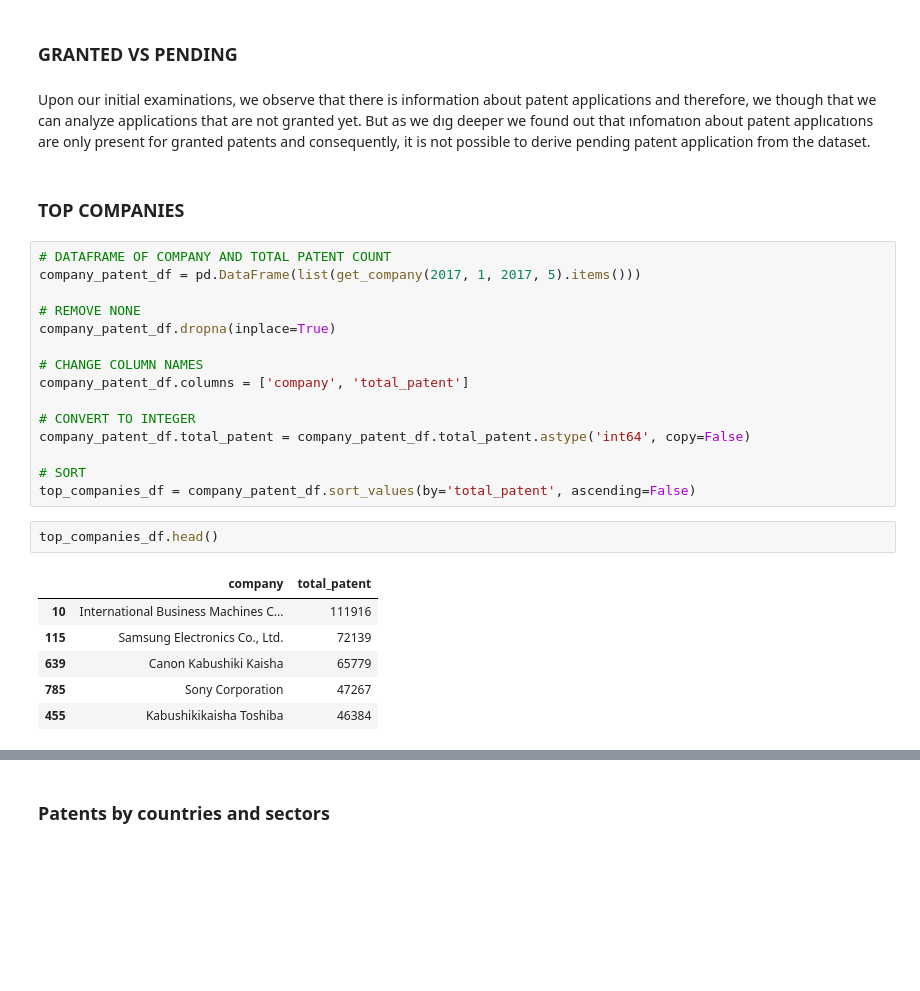
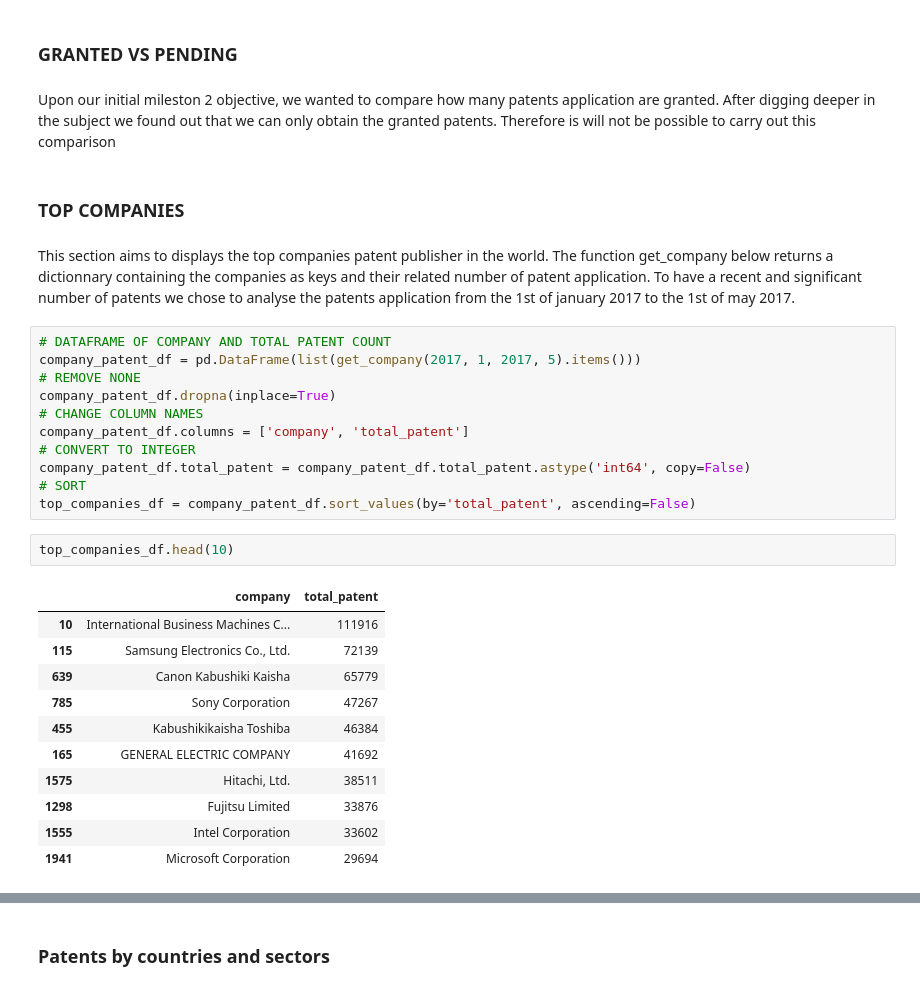
Before and after one commit to oabouzaid/Applied-Data-Analysis, a Jupyter notebook: project/Final.ipynb, the cells around one changed output, grey strips where cells are left out. Saved outputs shown, nothing was run; the diff lists cells and outputs as text; blank space fills up the shorter version.

```diff
--- a/project/Final.ipynb
+++ b/project/Final.ipynb
@@ -200,33 +187,36 @@ patente_df.head()
 # %% [markdown]
 ### GRANTED VS PENDING
-# %% [markdown]
-Upon our initial examinations, we observe that there is information about patent applications and therefore, we though that we can analyze applications that are not granted yet. But as we dıg deeper we found out that ınfomatıon about patent applıcatıons are only present for granted patents and consequently, it is not possible to derive pending patent application from the dataset.
+# %% [markdown]
+Upon our initial mileston 2 objective, we wanted to compare how many patents application are granted. After digging deeper in the subject we found out that we can only obtain the granted patents. Therefore is will not be possible to carry out this comparison
 # %% [markdown]
 ### TOP COMPANIES
+# %% [markdown]
+This section aims to displays the top companies patent publisher in the world. The function get_company below returns a dictionnary containing the companies as keys and their related number of patent application. To have a recent and significant number of patents we chose to analyse the patents application from the 1st of january 2017 to the 1st of may 2017.
 # %%
 # DATAFRAME OF COMPANY AND TOTAL PATENT COUNT
 company_patent_df = pd.DataFrame(list(get_company(2017, 1, 2017, 5).items()))
-
 # REMOVE NONE
 company_patent_df.dropna(inplace=True)
-
 # CHANGE COLUMN NAMES
 company_patent_df.columns = ['company', 'total_patent']
-
 # CONVERT TO INTEGER
 company_patent_df.total_patent = company_patent_df.total_patent.astype('int64', copy=False)
-
 # SORT
 top_companies_df = company_patent_df.sort_values(by='total_patent', ascending=False)
 # %%
-top_companies_df.head()
+top_companies_df.head(10)
 # %% [output]
 |  | company | total_patent |
 | 10 | International Business Machines C... | 111916 |
 | 115 | Samsung Electronics Co., Ltd. | 72139 |
 | 639 | Canon Kabushiki Kaisha | 65779 |
 | 785 | Sony Corporation | 47267 |
 | 455 | Kabushikikaisha Toshiba | 46384 |
+| 165 | GENERAL ELECTRIC COMPANY | 41692 |
+| 1575 | Hitachi, Ltd. | 38511 |
+| 1298 | Fujitsu Limited | 33876 |
+| 1555 | Intel Corporation | 33602 |
+| 1941 | Microsoft Corporation | 29694 |
 # %%
 top_companies_df.head(25).plot.barh(x='company', y='total_patent', figsize=(17,17), fontsize=20).invert_yaxis()
 # %% [output]
```
Also changed, not shown: parts of 25 cells of this notebook.
